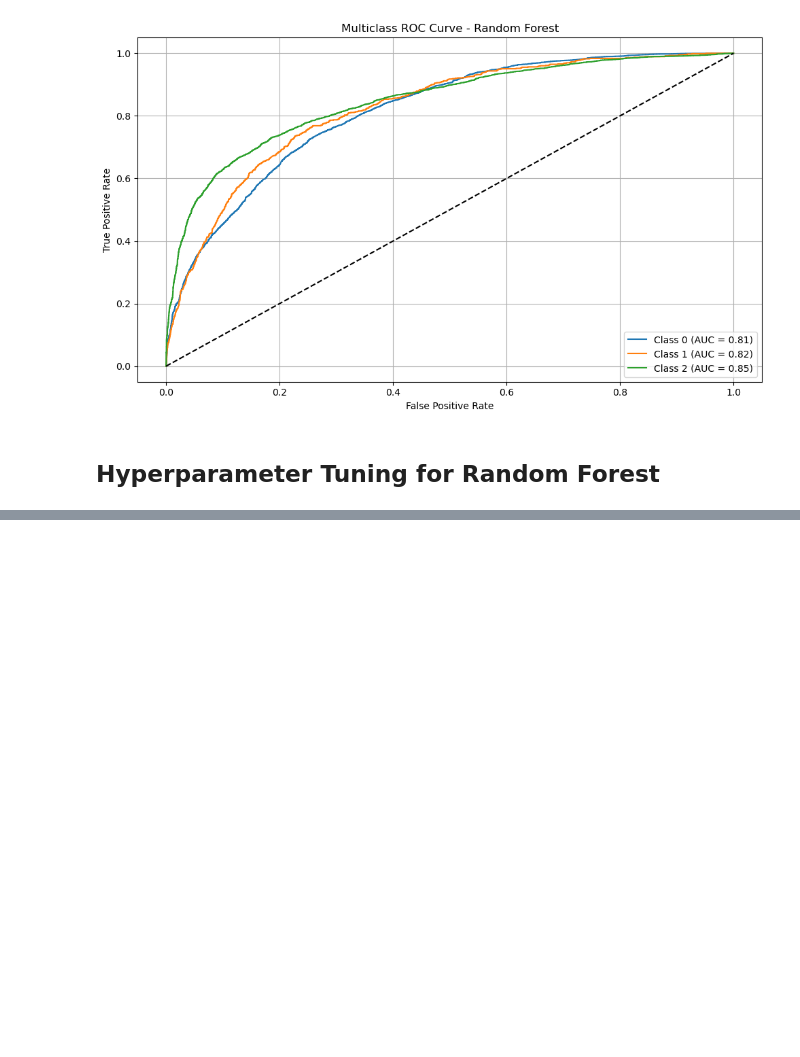
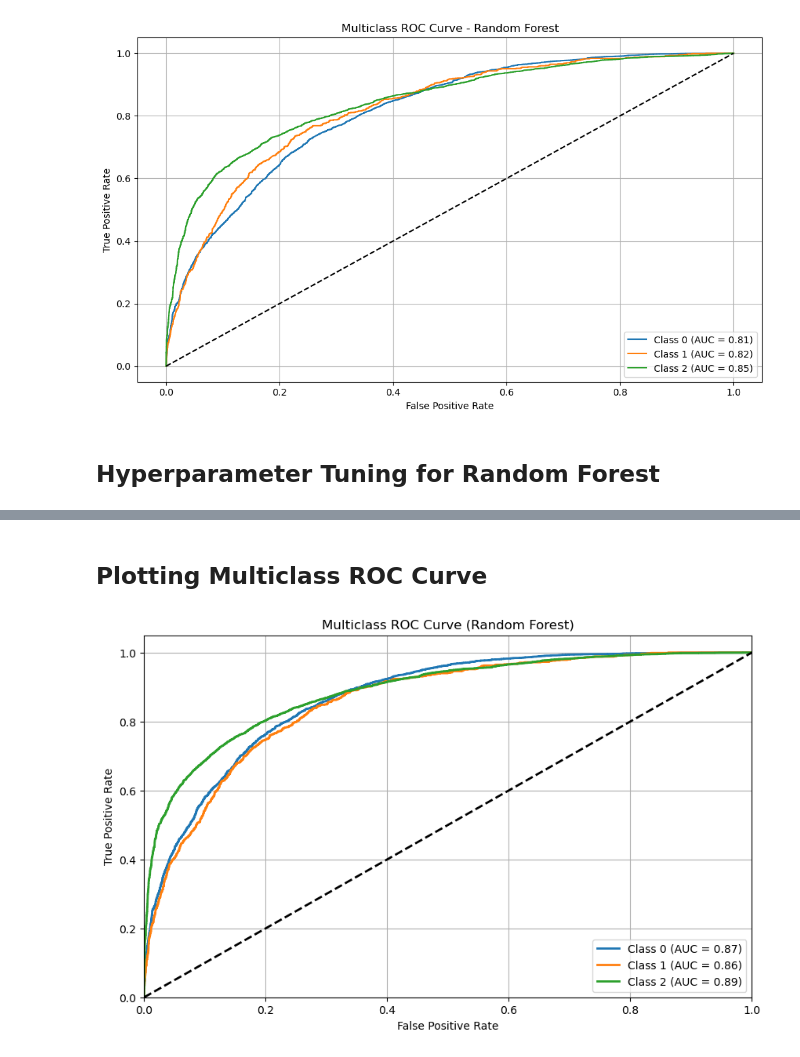
Before and after one commit to leejay-glitch/tanzania-water-well-prediction, a Jupyter notebook: notebook/tanzania_water_well.ipynb, the cells around one changed output, grey strips where cells are left out. Drawn from its saved outputs; the diff is of its cells as text; code cells hidden in the pictures; blank space fills up the shorter version.

```diff
--- a/notebook/tanzania_water_well.ipynb
+++ b/notebook/tanzania_water_well.ipynb
@@ -522,7 +527,10 @@ plt.figure(figsize=(10, 6))
 for i in range(3):  # 3 classes: 0, 1, 2
     fpr, tpr, _ = roc_curve(y_test_bin[:, i], y_score[:, i])
     roc_auc = auc(fpr, tpr)
+    roc_auc_sc = roc_auc_score(y_test_bin[:, i],y_score[:, i],average="macro")
     plt.plot(fpr, tpr, label=f'Class {i} (AUC = {roc_auc:.2f})')
+
+print(f"Random Forest ROC AUC Score: {roc_auc_sc:.4f}")
 
 # Plot formatting
 plt.plot([0, 1], [0, 1], 'k--')  # diagonal line
@@ -613,24 +635,50 @@ Confusion Matrix:
+# %% [markdown]
+## Plotting Multiclass ROC Curve
 # %%
 # Binarize the y_test and y_train for multiclass ROC
-
-
 
 classes = [0, 1, 2]
 y_train_bin = label_binarize(y_train, classes=classes)
 y_test_bin = label_binarize(y_test, classes=classes)
 n_classes = y_test_bin.shape[1]
 
 best_rf = RandomForestClassifier(
     criterion='gini',
     max_depth=None,
     max_features='sqrt',
     min_samples_leaf=10,
     min_samples_split=17,
     n_estimators=64,
     random_state=42
 )
 
 # Wrap in OneVsRest
 rf_ovr = OneVsRestClassifier(best_rf)
 rf_ovr.fit(X_train, y_train_bin)
 y_score = rf_ovr.predict_proba(X_test)
+
+fpr = dict()
+tpr = dict()
+roc_auc = dict()
+
+for i in range(n_classes):
+    fpr[i], tpr[i], _ = roc_curve(y_test_bin[:, i], y_score[:, i])
+    roc_auc[i] = auc(fpr[i], tpr[i])
+
+
+plt.figure(figsize=(10, 6))
+
+for i in range(n_classes):
+    plt.plot(fpr[i], tpr[i], lw=2, label=f'Class {i} (AUC = {roc_auc[i]:0.2f})')
+
+plt.plot([0, 1], [0, 1], 'k--', lw=2)
+plt.xlim([0.0, 1.0])
+plt.ylim([0.0, 1.05])
+plt.xlabel('False Positive Rate')
+plt.ylabel('True Positive Rate')
+plt.title('Multiclass ROC Curve (Random Forest)')
+plt.legend(loc="lower right")
+plt.grid()
+plt.show()
+# %% [output]
+[figure, added]
```
Also changed, not shown: parts of 5 cells of this notebook.
